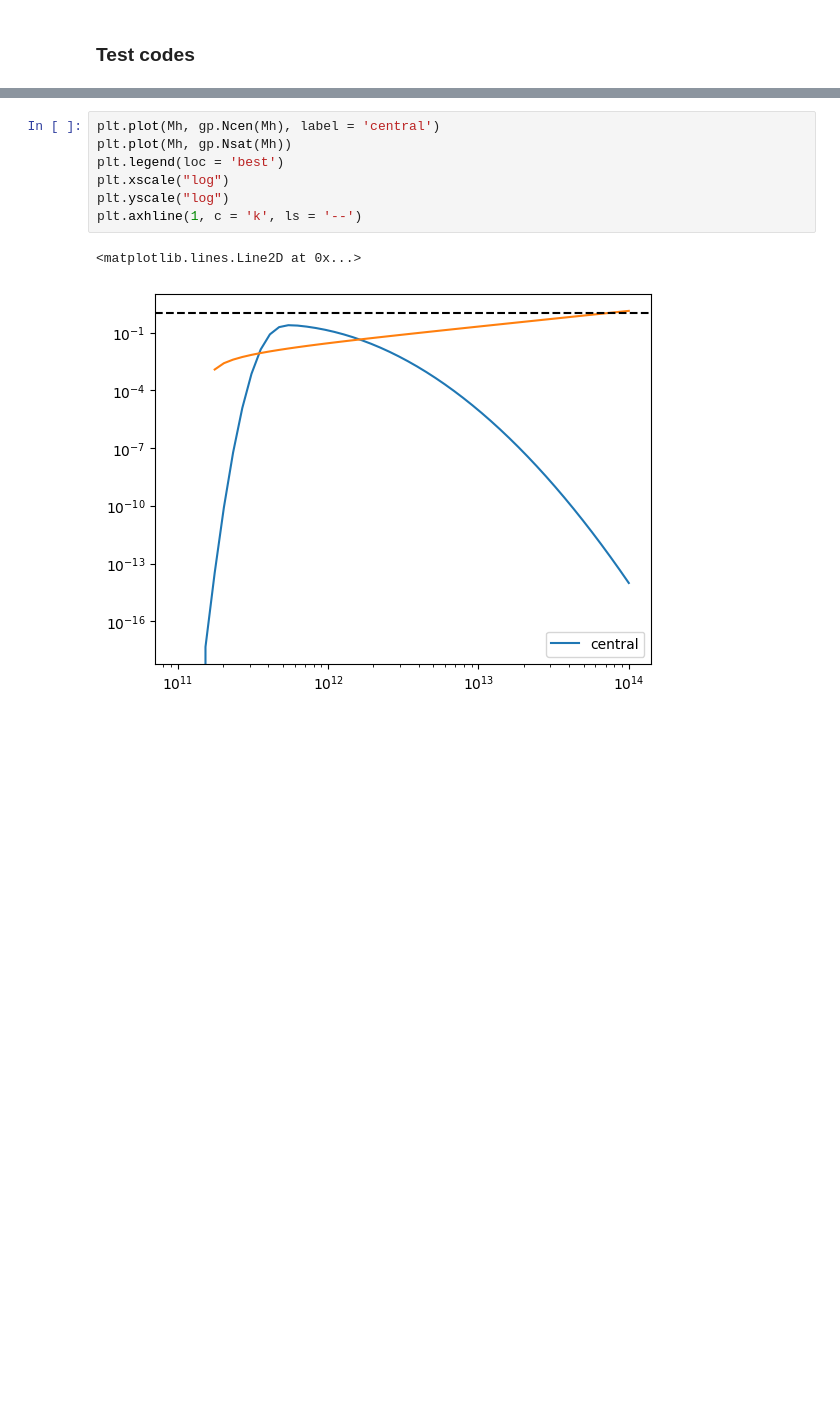
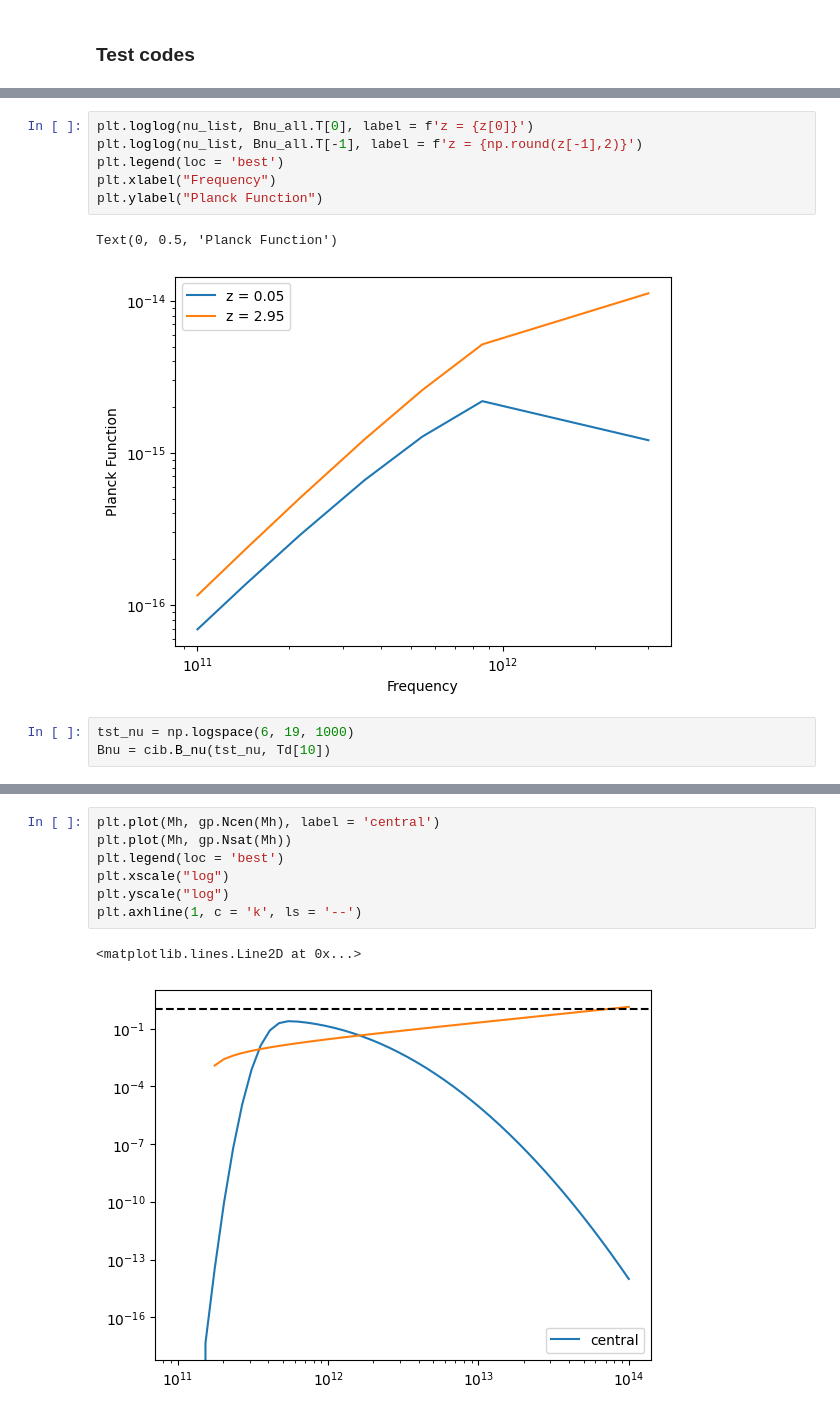
Before and after one commit to destrys/galCIB, a Jupyter notebook: base-lcdm.ipynb, the cells around one changed output, grey strips where cells are left out. Cells and saved outputs as stored; diff of their text form; blank space fills up the shorter version.

```diff
--- a/base-lcdm.ipynb
+++ b/base-lcdm.ipynb
@@ -137,0 +159,12 @@ with open('data/hmfz.p', 'wb') as handle:
+# %%
+plt.loglog(nu_list, Bnu_all.T[0], label = f'z = {z[0]}')
+plt.loglog(nu_list, Bnu_all.T[-1], label = f'z = {np.round(z[-1],2)}')
+plt.legend(loc = 'best')
+plt.xlabel("Frequency")
+plt.ylabel("Planck Function")
+# %% [output]
+Text(0, 0.5, 'Planck Function')
+[figure, added]
+# %%
+tst_nu = np.logspace(6, 19, 1000)
+Bnu = cib.B_nu(tst_nu, Td[10])
```
Also changed, not shown: parts of 40 cells of this notebook, 2 other files.
